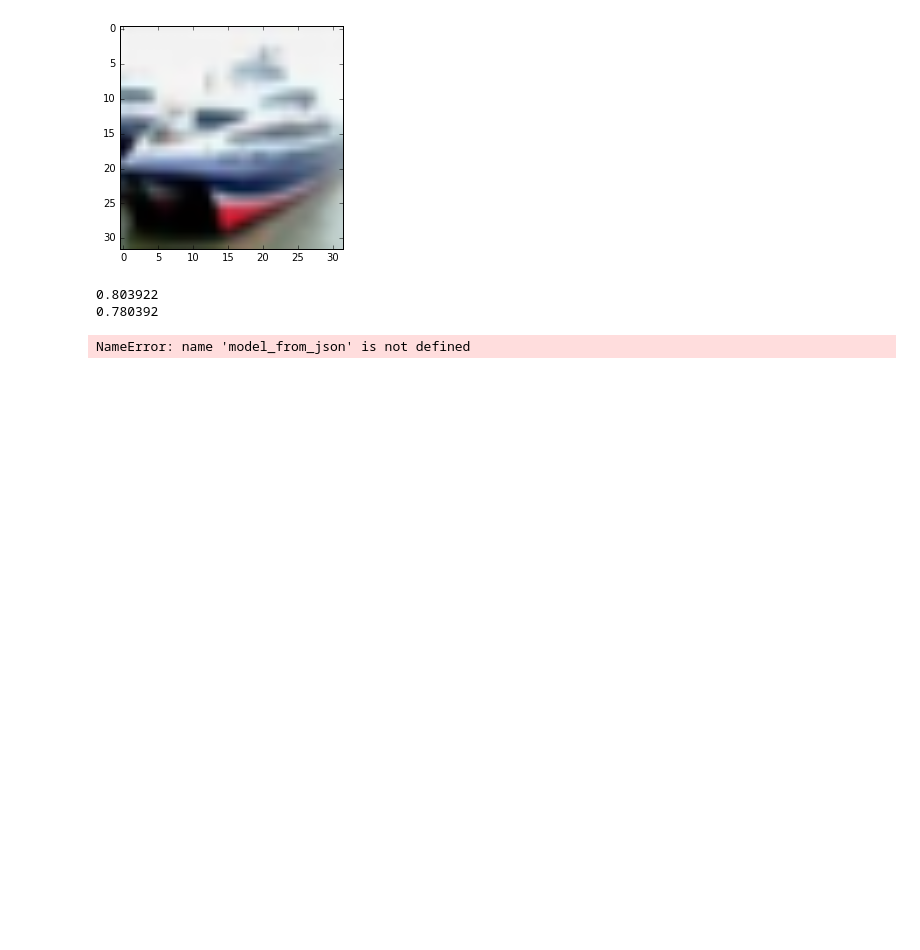
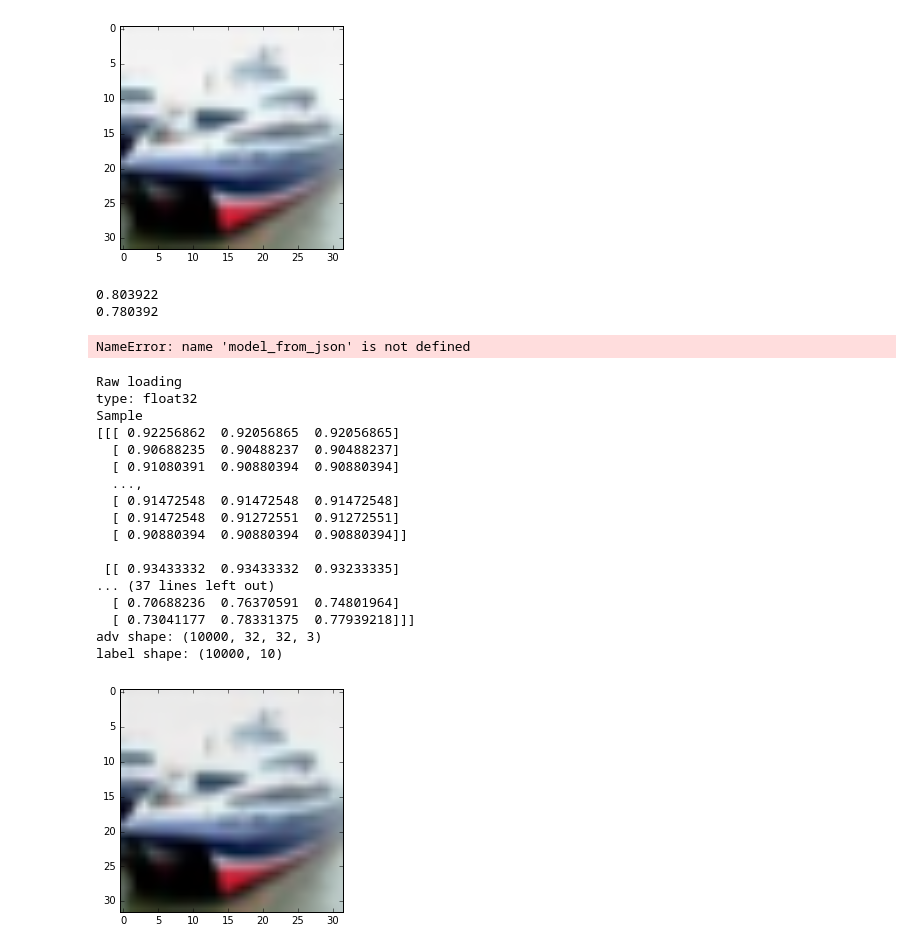
Before and after one commit to ambrishrawat/advflow, a Jupyter notebook: debugging.ipynb, the cells around one changed output. Saved outputs shown, nothing was run; the diff lists cells and outputs as text; code cells hidden in the pictures; blank space fills up the shorter version.

Commit message:
generating and saving adversrial images

```diff
--- a/debugging.ipynb
+++ b/debugging.ipynb
@@ -584,0 +581,34 @@ NameError: name 'model_from_json' is not defined
+# %%
+''' The one that works'''
+adv = np.load('/u/ambrish/nparrays/adv0.001/adv_img.npy')
+orig = np.load('/u/ambrish/nparrays/adv0.001/orig_img.npy')
+label = np.load('/u/ambrish/nparrays/adv0.001/label.npy')
+print('Raw loading')
+print('type:', adv.dtype)
+print('Sample')
+
+print(adv[1])
+plt.imshow(adv[1])
+
+
+print('adv shape:', adv.shape)
+print('label shape:', label.shape)
+# %% [output]
+Raw loading
+type: float32
+Sample
+[[[ 0.92256862  0.92056865  0.92056865]
+  [ 0.90688235  0.90488237  0.90488237]
+  [ 0.91080391  0.90880394  0.90880394]
+  ...,
+  [ 0.91472548  0.91472548  0.91472548]
+  [ 0.91472548  0.91272551  0.91272551]
+  [ 0.90880394  0.90880394  0.90880394]]
+
+ [[ 0.93433332  0.93433332  0.93233335]
+... (37 lines left out)
+  [ 0.70688236  0.76370591  0.74801964]
+  [ 0.73041177  0.78331375  0.77939218]]]
+adv shape: (10000, 32, 32, 3)
+label shape: (10000, 10)
+[figure, added]
```
Also changed, not shown: parts of 3 cells of this notebook, 5 other files.
